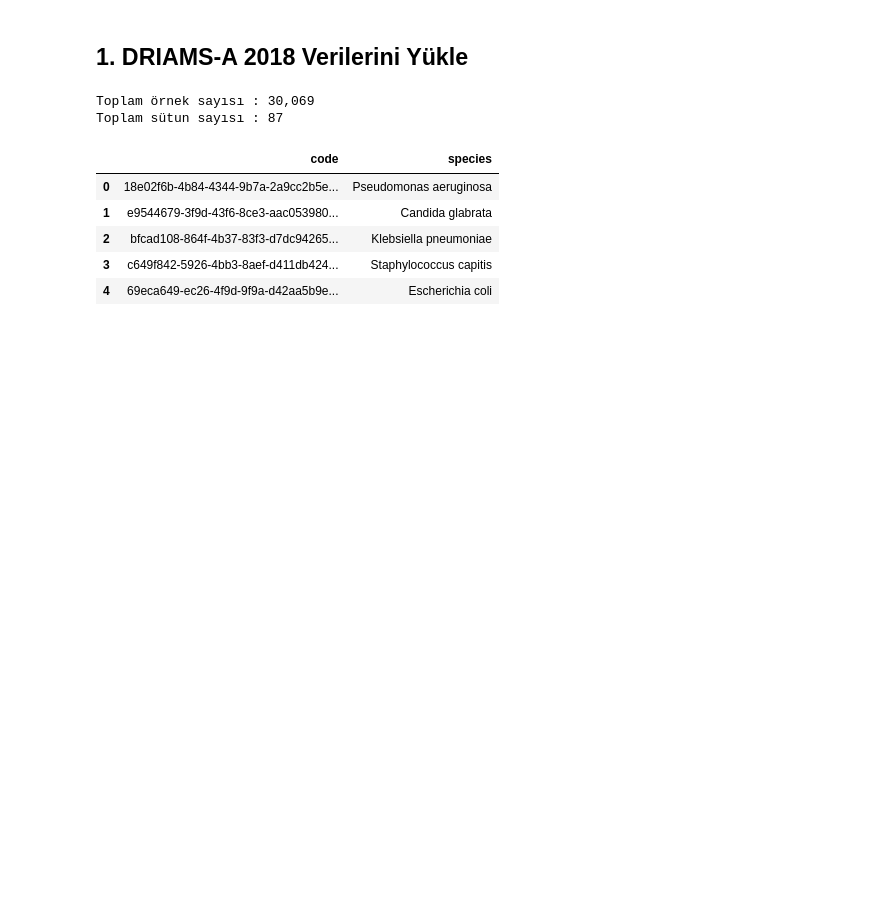
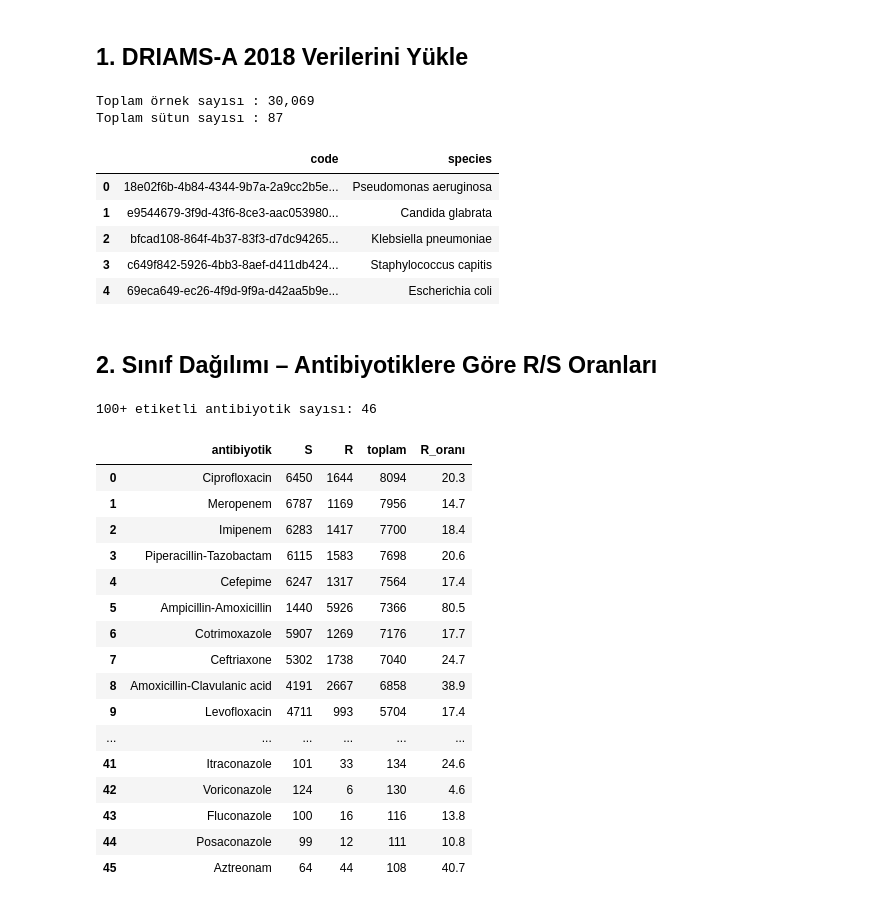
Before and after one commit to mustafag63/amr-prediction, a Jupyter notebook: notebooks/01_eda.ipynb, the cells around one changed output. Cells and saved outputs as stored; diff of their text form; code cells hidden in the pictures; blank space fills up the shorter version.

```diff
--- a/notebooks/01_eda.ipynb
+++ b/notebooks/01_eda.ipynb
@@ -28,3 +28,56 @@ Toplam sütun sayısı : 87
 | 2 | bfcad108-864f-4b37-83f3-d7dc94265... | Klebsiella pneumoniae |
 | 3 | c649f842-5926-4bb3-8aef-d411db424... | Staphylococcus capitis |
 | 4 | 69eca649-ec26-4f9d-9f9a-d42aa5b9e... | Escherichia coli |
+# %% [markdown]
+## 2. Sınıf Dağılımı – Antibiyotiklere Göre R/S Oranları
+# %%
+import matplotlib.pyplot as plt
+import matplotlib.ticker as mticker
+import seaborn as sns
+import numpy as np
+
+sns.set_theme(style="whitegrid", palette="muted")
+plt.rcParams["figure.dpi"] = 120
+
+# Meta sütunları çıkar, sadece antibiyotik sütunlarını al
+meta_cols = {"code", "species", "laboratory_species", "Unnamed: 0", "Unnamed: 0.1"}
+antibiotic_cols = [c for c in df.columns if c not in meta_cols]
+
+# Her antibiyotik için R ve S sayısını hesapla
+summary = []
+for ab in antibiotic_cols:
+    counts = df[ab].value_counts()
+    r = counts.get("R", 0)
+    s = counts.get("S", 0)
+    total = r + s
+    if total >= 100:  # Az örnekli antibiyotikleri atla
+        summary.append({
+            "antibiyotik": ab,
+            "S": s,
+            "R": r,
+            "toplam": total,
+            "R_oranı": round(r / total * 100, 1)
+        })
+
+summary_df = pd.DataFrame(summary).sort_values("toplam", ascending=False).reset_index(drop=True)
+print(f"100+ etiketli antibiyotik sayısı: {len(summary_df)}")
+summary_df
+# %% [output]
+100+ etiketli antibiyotik sayısı: 46
+|  | antibiyotik | S | R | toplam | R_oranı |
+| 0 | Ciprofloxacin | 6450 | 1644 | 8094 | 20.3 |
+| 1 | Meropenem | 6787 | 1169 | 7956 | 14.7 |
+| 2 | Imipenem | 6283 | 1417 | 7700 | 18.4 |
+| 3 | Piperacillin-Tazobactam | 6115 | 1583 | 7698 | 20.6 |
+| 4 | Cefepime | 6247 | 1317 | 7564 | 17.4 |
+| 5 | Ampicillin-Amoxicillin | 1440 | 5926 | 7366 | 80.5 |
+| 6 | Cotrimoxazole | 5907 | 1269 | 7176 | 17.7 |
+| 7 | Ceftriaxone | 5302 | 1738 | 7040 | 24.7 |
+| 8 | Amoxicillin-Clavulanic acid | 4191 | 2667 | 6858 | 38.9 |
+| 9 | Levofloxacin | 4711 | 993 | 5704 | 17.4 |
+| ... | ... | ... | ... | ... | ... |
+| 41 | Itraconazole | 101 | 33 | 134 | 24.6 |
+| 42 | Voriconazole | 124 | 6 | 130 | 4.6 |
+| 43 | Fluconazole | 100 | 16 | 116 | 13.8 |
+| 44 | Posaconazole | 99 | 12 | 111 | 10.8 |
+| 45 | Aztreonam | 64 | 44 | 108 | 40.7 |
```
Also changed, not shown: parts of 7 cells of this notebook, 4 other files.
